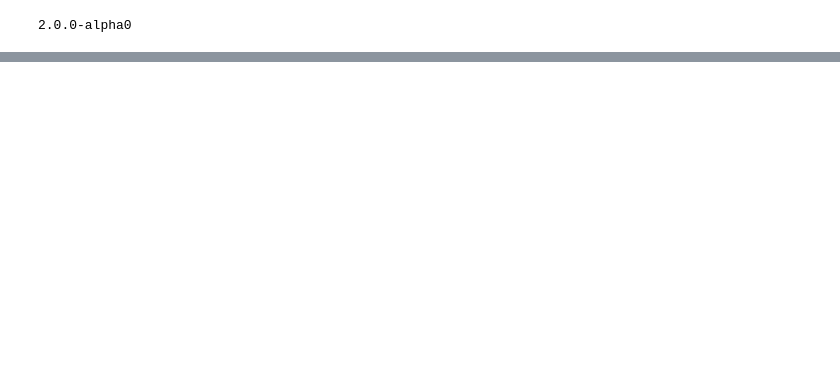
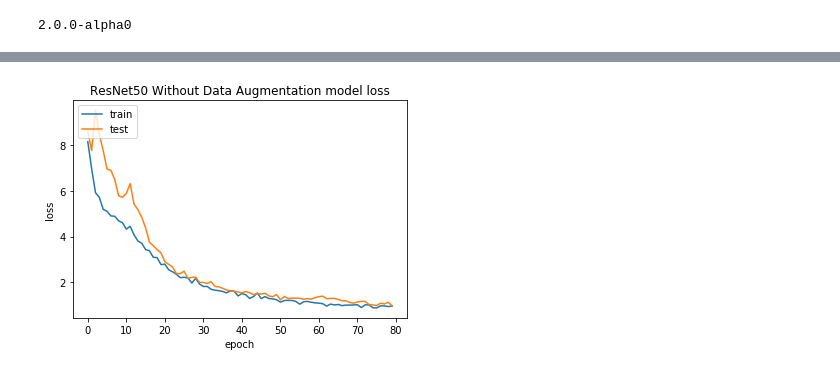
Before and after one commit to adaxz/6000G-5012_Project, a Jupyter notebook: code/Model.ipynb, the cells around one changed output, grey strips where cells are left out. Saved outputs shown, nothing was run; the diff lists cells and outputs as text; code cells hidden in the pictures; blank space fills up the shorter version.

```diff
--- a/code/Model.ipynb
+++ b/code/Model.ipynb
@@ -9,7 +11,7 @@ def load_df(path):
 
     return train_df, X, y
 
-path = 'train_200.csv'
+path = '../data/metadata/train_200.csv'
 
 train_df, X, y = load_df(path)
 # %%
@@ -89,7 +96,7 @@ class DataGen(Sequence):
         for ix, ids in enumerate(batch_id_list):
             img_id = ids[0]
             ldmk_id = ids[1]
-            path = 'train/'+str(ldmk_id)+'/'+img_id+'.jpg'
+            path = '../train/'+str(ldmk_id)+'/'+img_id+'.jpg'
             try:
                 im = cv2.imread(path)
                 im = cv2.cvtColor(im, cv2.COLOR_BGR2RGB)
@@ -191,6 +273,9 @@ error: OpenCV(4.1.1) /io/opencv/modules/imgproc/src/color.cpp:182: error: (-215:
 from tensorflow.keras.applications.resnet50 import ResNet50
 
 resnet = ResNet50(include_top=False, weights='imagenet', input_shape=(128, 128, 3))
+# %%
+checkpointer_resnet = ModelCheckpoint(filepath='../saved_model/resnet_no_aug.h5',
+                               verbose=1, save_best_only=True)
 # %%
 for layer in resnet.layers[-5:]:
     layer.trainable = False
@@ -220,11 +305,12 @@ ________________________________________________________________________________
 # %%
 opt = Adam(0.0001)
 model2.compile(loss="categorical_crossentropy", optimizer=opt, metrics=['categorical_accuracy'])
-model2.fit_generator(generator=training_generator,
-                    validation_data=validation_generator,
-                    epochs=80,
-                    use_multiprocessing=True,
-                    workers=8,
-                    verbose=1)
+history_resnet = model2.fit_generator(generator=training_generator,
+                     validation_data=validation_generator,
+                     epochs=80,
+                     callbacks=[checkpointer_resnet],
+                     use_multiprocessing=True,
+                     workers=8,
+                     verbose=1)
 # %% [output]
 Epoch 1/80
@@ -247,0 +374,13 @@ Epoch 80/80
+# %%
+
+
+# summarize history for loss
+plt.plot(history_resnet.history['loss'])
+plt.plot(history_resnet.history['val_loss'])
+plt.title('ResNet50 Without Data Augmentation model loss')
+plt.ylabel('loss')
+plt.xlabel('epoch')
+plt.legend(['train', 'test'], loc='upper left')
+plt.show()
+# %% [output]
+[figure, added]
```
Also changed, not shown: parts of 24 cells of this notebook.
